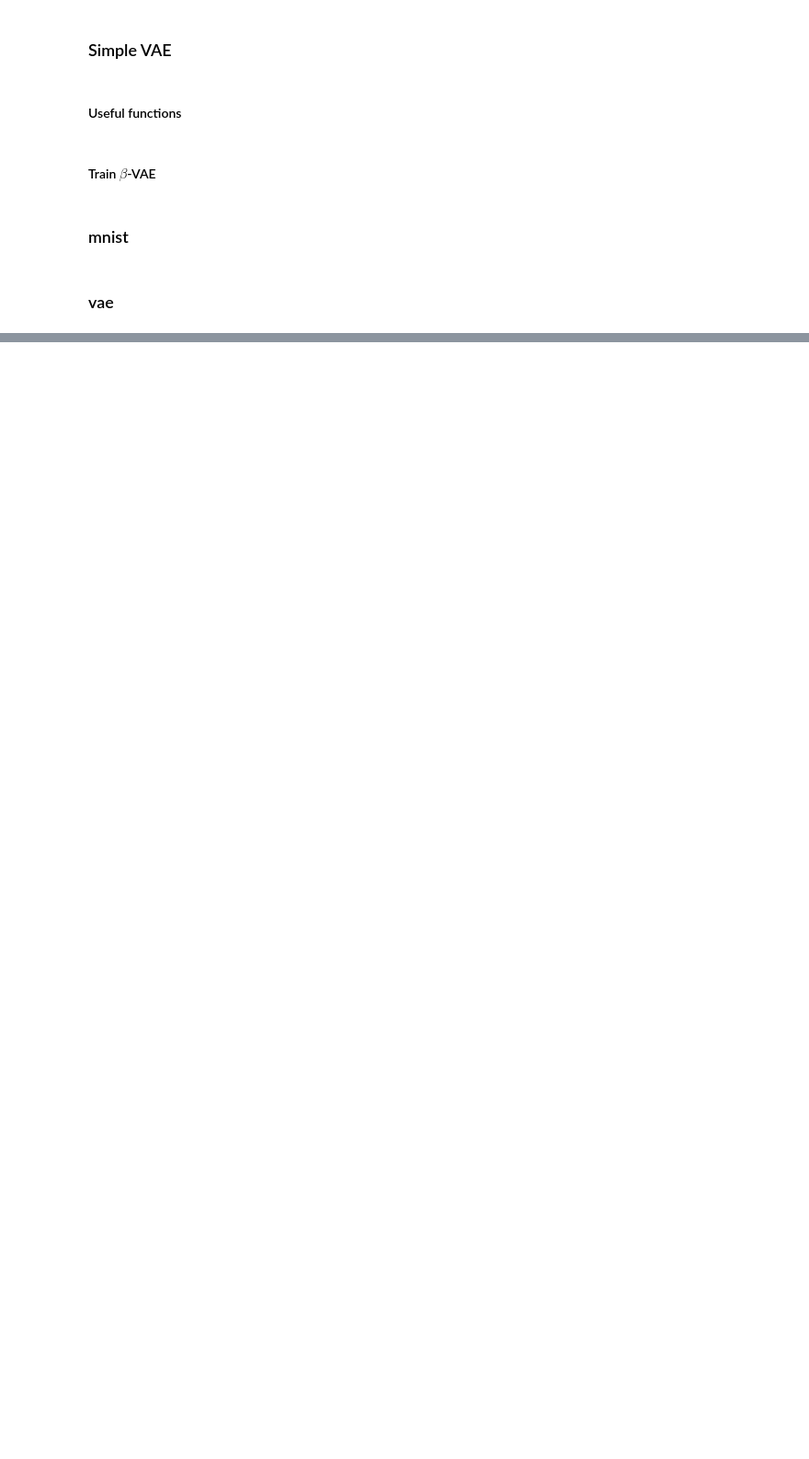
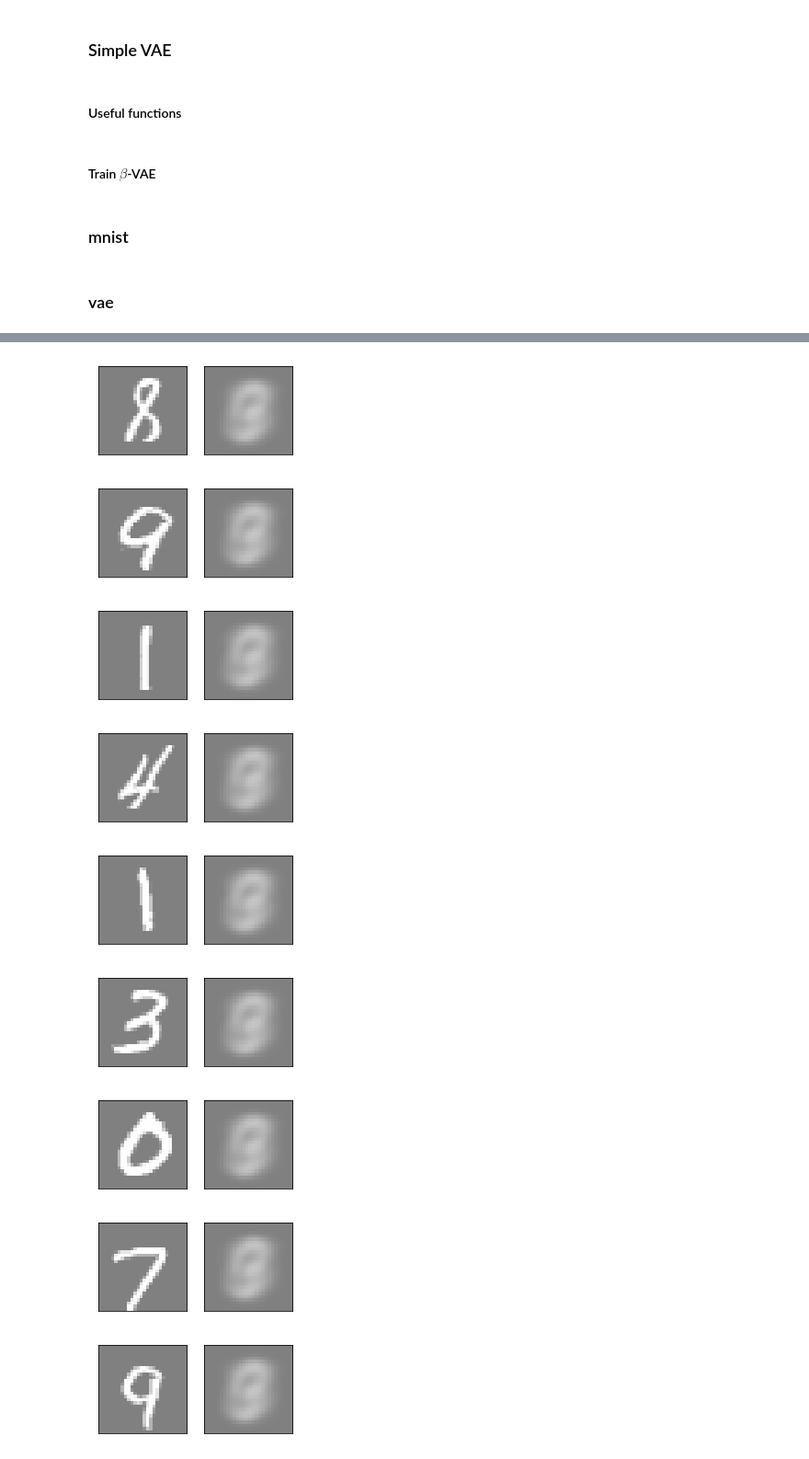
Before and after one commit to denproc/Taming-VAEs, a Jupyter notebook: Draft.ipynb, the cells around one changed output, grey strips where cells are left out. Shown at 92% size. Drawn from its saved outputs; the diff is of its cells as text; code cells hidden in the pictures; blank space fills up the shorter version.

```diff
--- a/Draft.ipynb
+++ b/Draft.ipynb
@@ -189,0 +190,45 @@ Epoch 2 of 20 took 289.278s
+# %%
+def plot_gallery(images, h, w, n_chan=3, n_row=3, n_col=6):
+    plt.figure(figsize=(1.5 * n_col, 1.7 * n_row))
+    plt.subplots_adjust(bottom=0, left=.01, right=.99, top=.90, hspace=.35)
+    for i in range(n_row * n_col):
+        plt.subplot(n_row, n_col, i + 1)
+        if n_chan == 1:
+            plt.imshow(images[i].reshape((h, w)), cmap=plt.cm.gray, vmin=-1, vmax=1, interpolation='nearest')
+            plt.xticks(())
+            plt.yticks(())
+        else:
+            plt.imshow(images[i].reshape((h, w, n_chan)), cmap=plt.cm.gray, vmin=-1, vmax=1, interpolation='nearest')
+            plt.xticks(())
+            plt.yticks(())
+# %%
+# reconstructions
+image_h, image_w = 28, 28
+vae_model.eval()
+for j, data in enumerate(mnist_test_loader, 0):
+    if torch.cuda.is_available():
+        data = data[0].reshape(mnist_test_loader.batch_size, -1)
+        input = data.cuda()
+        reconstruction_mu, _, _, _ = vae_model(input)
+        plot_gallery([data[0].numpy(), reconstruction_mu.data[0].cpu().numpy()], \
+                     image_h, image_w, n_chan=1, n_row=1, n_col=2)
+        if (j >= 9):
+            break
+    else:
+        data = data[0].reshape(mnist_test_loader.batch_size, -1)
+        input = data
+        reconstruction_mu, _, _, _ = vae_model(input)
+        plot_gallery([data[0].numpy(), reconstruction_mu.data[0].numpy()], \
+                     image_h, image_w, n_chan=1, n_row=1, n_col=2)
+        if (j >= 9):
+            break
+# %% [output]
+[figure, added]
+[figure, added]
+[figure, added]
+[figure, added]
+[figure, added]
+[figure, added]
+[figure, added]
+[figure, added]
+[figure, added]
```
Also changed, not shown: parts of 3 cells of this notebook.
